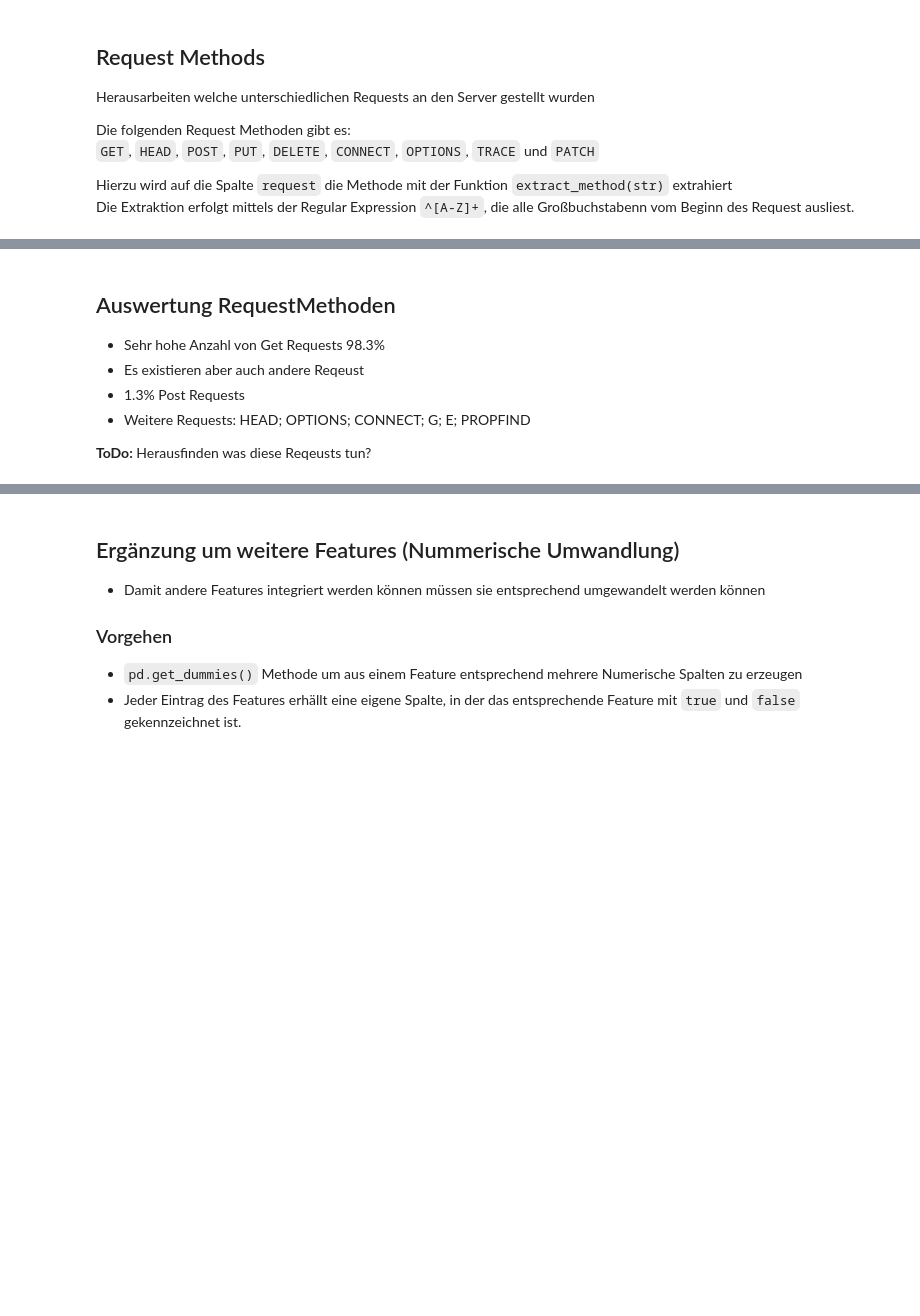
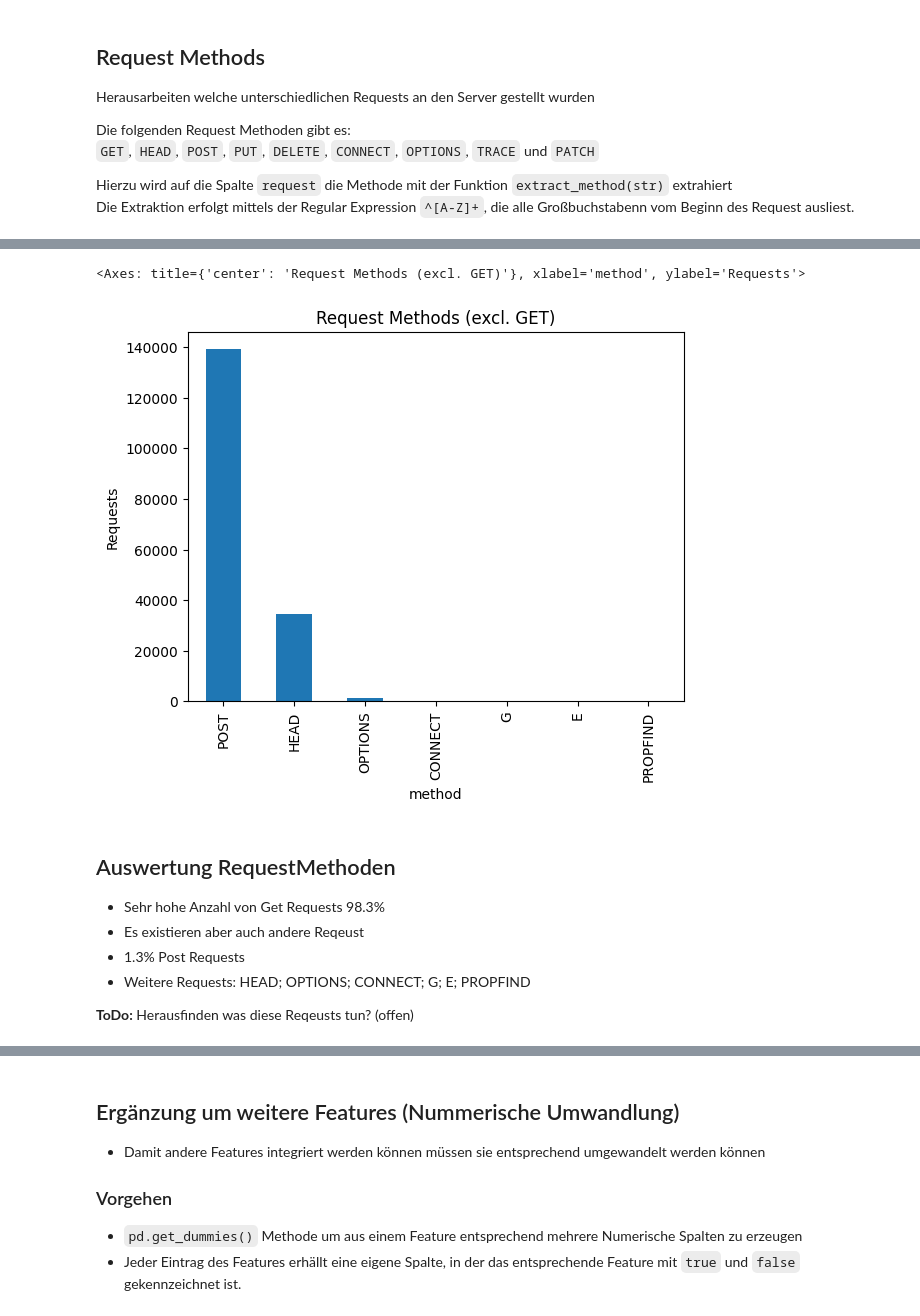
Before and after one commit to Flenz42/HSD-DAW-Pandas-SS23, a Jupyter notebook: project.ipynb, the cells around one changed output, grey strips where cells are left out. Cells and saved outputs as stored; diff of their text form; code cells hidden in the pictures; blank space fills up the shorter version.

```diff
--- a/project.ipynb
+++ b/project.ipynb
@@ -268,6 +350,9 @@ method_counts_other.plot(kind='pie', title='Request Methods', ylabel='Method', a
 # %%
 method_counts_without_get = method_counts.drop(labels = 'GET')
-method_counts_without_get.plot(kind='bar', title='Request Methods (excl. GET)', ylabel='Method')
+method_counts_without_get.plot(kind='bar', title='Request Methods (excl. GET)', ylabel='Requests')
+# %% [output]
+<Axes: title={'center': 'Request Methods (excl. GET)'}, xlabel='method', ylabel='Requests'>
+[figure, added]
 # %% [markdown]
 ## Auswertung RequestMethoden
 
@@ -276,5 +361,5 @@ method_counts_without_get.plot(kind='bar', title='Request Methods (excl. GET)',
 - 1.3% Post Requests
 - Weitere Requests: HEAD; OPTIONS; CONNECT; G; E; PROPFIND
 
-**ToDo:** Herausfinden was diese Reqeusts tun?
+**ToDo:** Herausfinden was diese Reqeusts tun? (offen)
 # %%
```
Also changed, not shown: parts of 29 cells of this notebook.
